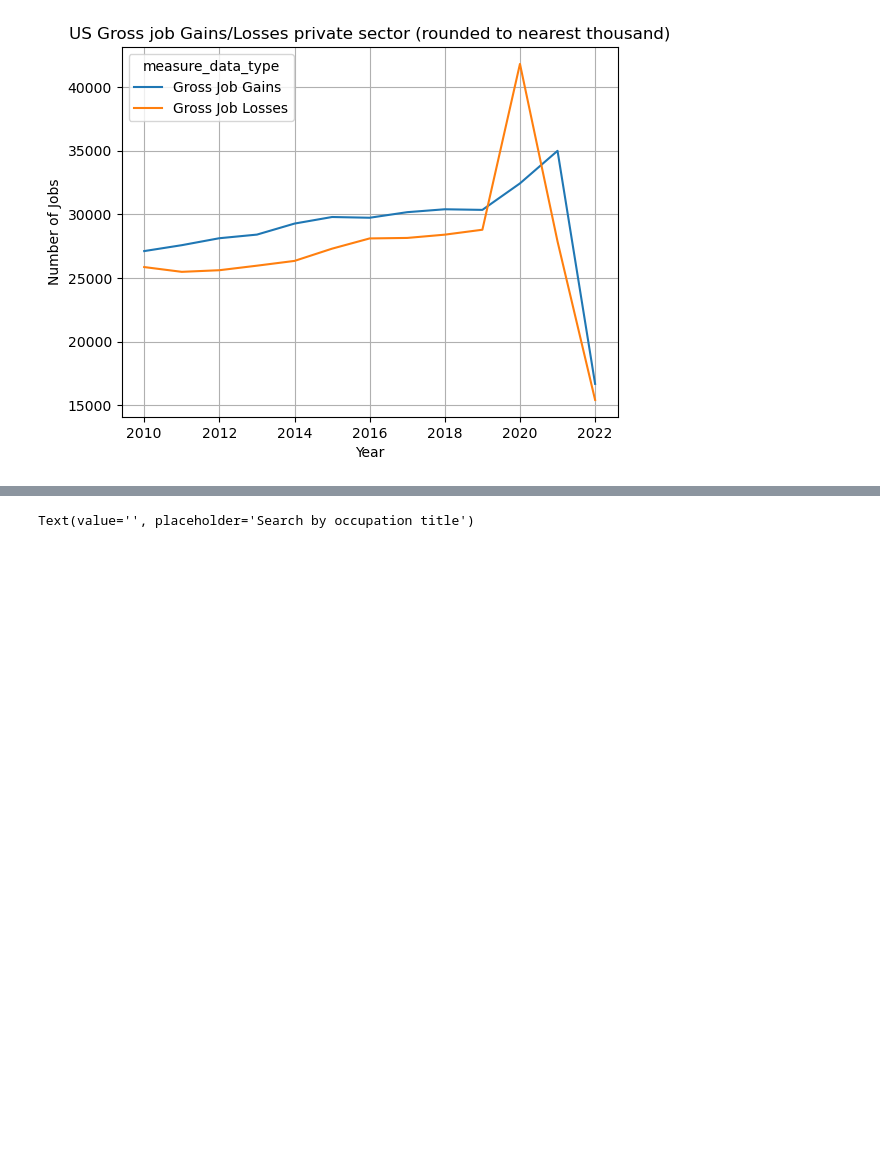
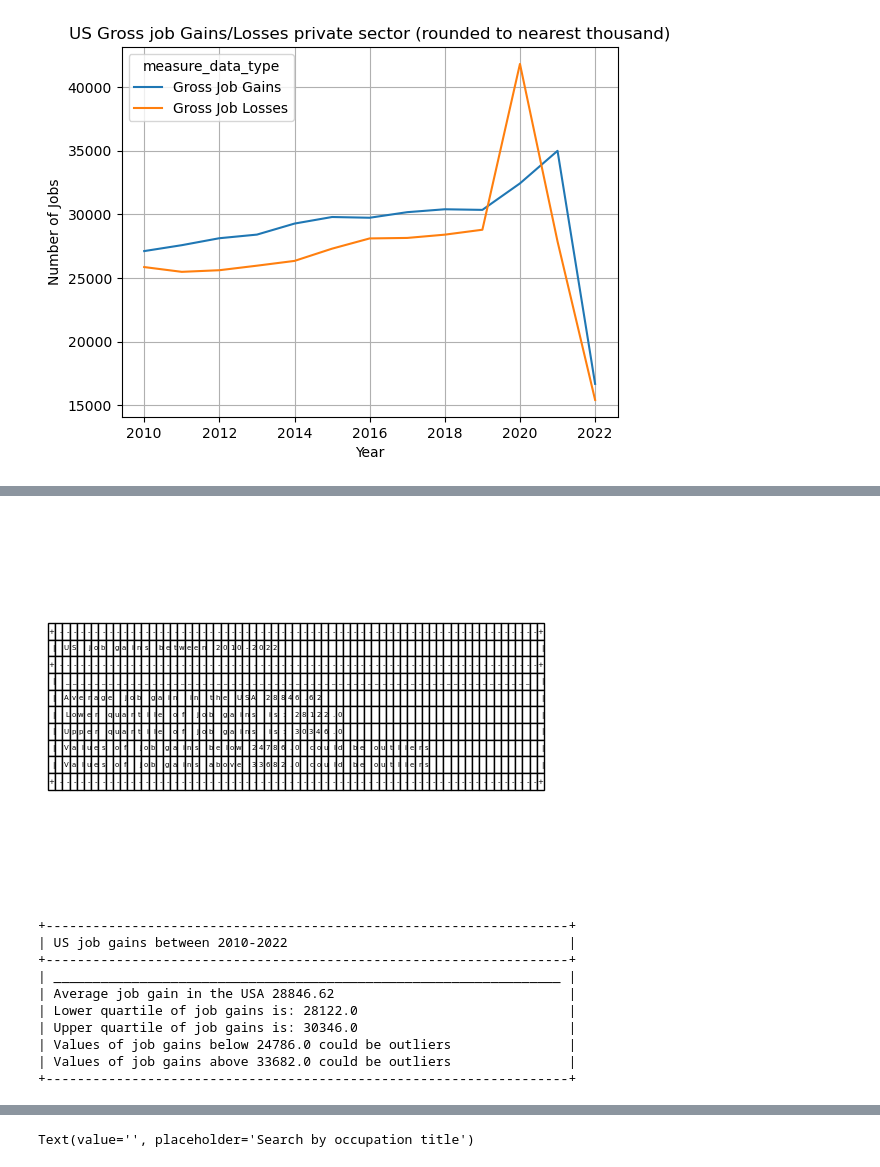
Before and after one commit to aumekubo2/SHAAL, a Jupyter notebook: Andreia/Project1_AU/Untitled.ipynb, the cells around one changed output, grey strips where cells are left out. Cells and saved outputs as stored; diff of their text form; code cells hidden in the pictures; blank space fills up the shorter version.

```diff
--- a/Andreia/Project1_AU/Untitled.ipynb
+++ b/Andreia/Project1_AU/Untitled.ipynb
@@ -267,0 +183,51 @@ print(table)
+# %%
+import numpy as np
+
+job_gains = new_bed_df_pivot["Gross Job Gains"]
+mean_gain = np.mean(job_gains)
+quartiles = np.percentile(job_gains, [25, 75])
+iqr = quartiles[1] - quartiles[0]
+
+lowerqg = quartiles[0]
+upperqg = quartiles[1]
+
+lower_boundg = lowerqg - (1.5 * iqr)
+upper_boundg = upperqg + (1.5 * iqr)
+
+# Create a figure with a single subplot
+fig, ax = plt.subplots(1, 1)
+
+#Output - Gains
+table = PrettyTable()
+table.field_names = ["US job gains between 2010-2022"]
+table.add_row(["_________________________________________________________________"])
+table.add_row([f"Average job gain in the USA {mean_gain:.2f}"])
+table.add_row([f"Lower quartile of job gains is: {lowerqg}"])
+table.add_row([f"Upper quartile of job gains is: {upperqg}"])
+table.add_row([f"Values of job gains below {lower_boundg} could be outliers"])
+table.add_row([f"Values of job gains above {upper_boundg} could be outliers"])
+
+# Set the format of the table
+table.align = "l"
+table.border = True
+
+# Create a table object and add the table to the axis
+ax.axis("off")
+ax.table(cellText=table.get_string().split('\n'), loc='center')
+
+# Save the table as an image
+plt.savefig("table_gain.png")
+plt.show()
+print(table)
+# %% [output]
+[figure, added]
++-------------------------------------------------------------------+
+| US job gains between 2010-2022                                    |
++-------------------------------------------------------------------+
+| _________________________________________________________________ |
+| Average job gain in the USA 28846.62                              |
+| Lower quartile of job gains is: 28122.0                           |
+| Upper quartile of job gains is: 30346.0                           |
+| Values of job gains below 24786.0 could be outliers               |
+| Values of job gains above 33682.0 could be outliers               |
++-------------------------------------------------------------------+
```
Also changed, not shown: parts of 23 cells of this notebook, 15 other files.
